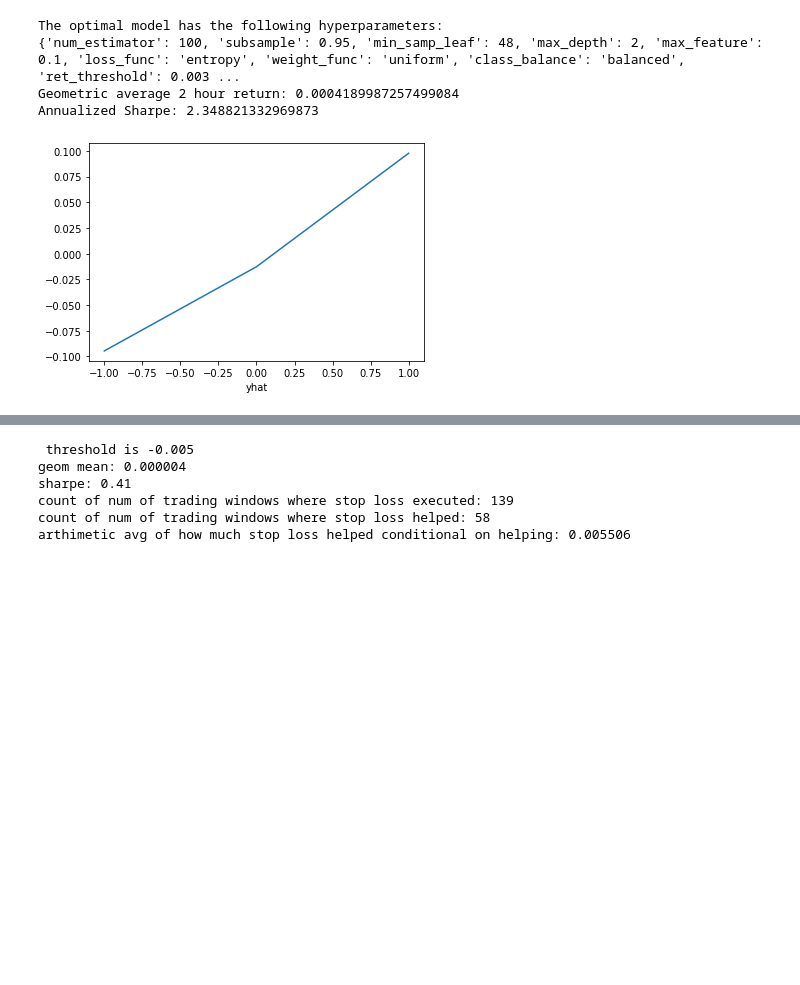
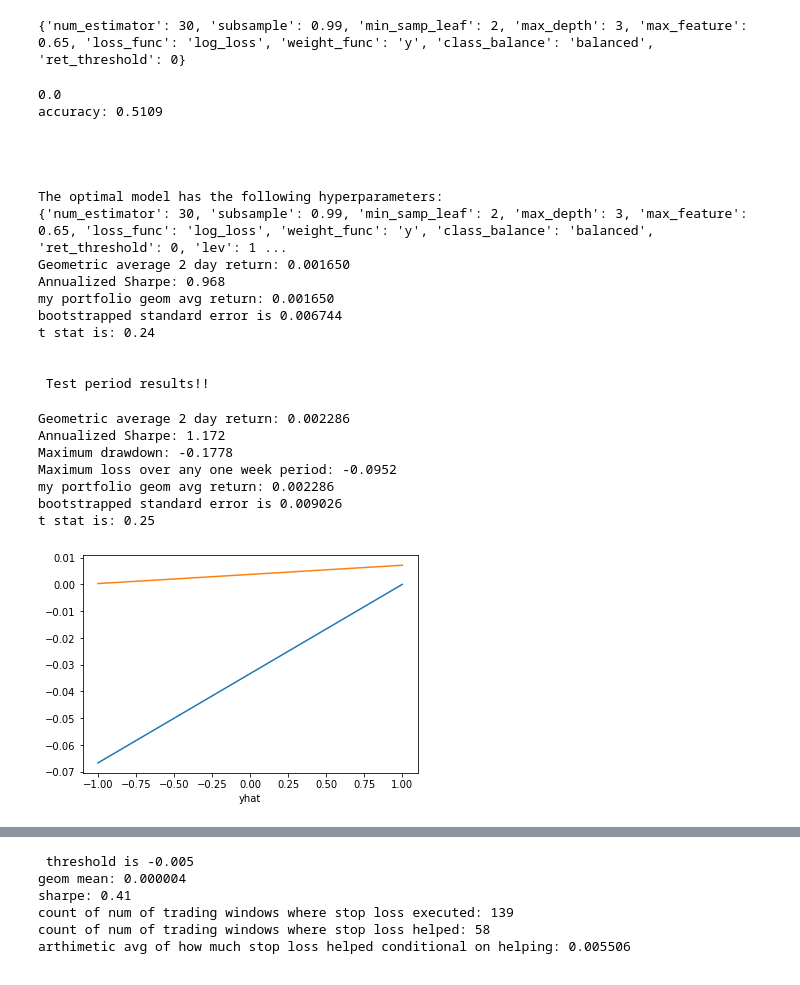
Before and after one commit to adambaybutt/aristos, a Jupyter notebook: 2-code/4-backtest_2d.ipynb, the cells around one changed output, grey strips where cells are left out. Saved outputs shown, nothing was run; the diff lists cells and outputs as text; code cells hidden in the pictures; blank space fills up the shorter version.

Commit message:
updates for 2d backtest results

```diff
--- a/2-code/4-backtest.ipynb
+++ b/2-code/4-backtest_2d.ipynb
@@ -158,7 +158,7 @@ def calcTransactionCosts(positions: np.array) -> np.array:
     tc_to_open        = 0.0010
     tc_to_close       = 0.0010
     tc_to_open_margin = 0.00015
-    tc_margin_2_hr    = 0.000075
+    tc_margin_2_d     = 0.0024
 
     # initial tc array
     tc = np.zeros(len(positions))
@@ -170,7 +170,7 @@ def calcTransactionCosts(positions: np.array) -> np.array:
     elif (-1 <= first_position) & (first_position <= 1):
         tc[0] = tc_to_open
     elif (-5 <= first_position) & (first_position <= 5):
-        tc[0] = tc_to_open+tc_to_open_margin+tc_margin_2_hr
+        tc[0] = tc_to_open+tc_to_open_margin+tc_margin_2_d
     else:
         raise ValueError('first position is not a valid position.')
 
@@ -180,14 +180,14 @@ def calcTransactionCosts(positions: np.array) -> np.array:
         current_position = positions[i]
         if current_position == prev_position:
             if np.abs(current_position)>1:
-                tc[i] = tc_margin_2_hr
+                tc[i] = tc_margin_2_d
         else:
             if current_position==0:
                 tc[i] = tc_to_close
             elif (-1 <= current_position) & (current_position <= 1):
                 tc[i] = tc_to_close+tc_to_open
             elif (-5 <= current_position) & (current_position <= 5):
-                tc[i] = tc_to_close+tc_to_open+tc_to_open_margin+tc_margin_2_hr
+                tc[i] = tc_to_close+tc_to_open+tc_to_open_margin+tc_margin_2_d
             else:
                 raise ValueError('position '+str(i)+' is not a valid position.')
 
@@ -505,7 +504,7 @@ def selectOptimalBacktestedModel(cv_results: list,
             lev_tc = calcTransactionCosts(lev_yhats)
             lev_returns = lev_yhats*btc_eth_diff - lev_tc
             geom_mean = calcGeomAvg(lev_returns)
-            sharpe = calcSharpe(lev_returns, periods_in_year=365*12)
+            sharpe = calcSharpe(lev_returns, periods_in_year=int(365/2))
 
             # save optimal model
             if (geom_mean > 0) & (sharpe > max_sharpe):
@@ -519,16 +518,15 @@ def selectOptimalBacktestedModel(cv_results: list,
     lev_tc = calcTransactionCosts(lev_yhats)
     lev_returns = lev_yhats*btc_eth_diff - lev_tc
     geom_mean = calcGeomAvg(lev_returns)
-    sharpe = calcSharpe(lev_returns, periods_in_year=365*12)
+    sharpe = calcSharpe(lev_returns, periods_in_year=int(365/2))
     print('The optimal model has the following hyperparameters: ')
     print(opt_model_dict)
-    print(f"Geometric average 2 hour return: {geom_mean:.6f}")
+    print(f"Geometric average 2 day return: {geom_mean:.6f}")
     print(f"Annualized Sharpe: {sharpe:.3f}")
 
     # report average return by yhat bin
     ret_threshold = opt_model_dict['ret_threshold']
     temp_df = oos_df[[lhs_col]].copy()
-    temp_df['y'] = 0
     temp_df.loc[temp_df[lhs_col] > ret_threshold, 'y'] = 1
     temp_df.loc[temp_df[lhs_col] < -ret_threshold, 'y'] = -1
     plotYvsYhat(y=temp_df.y.values, yhats=yhats)
@@ -603,8 +601,7 @@ def predictTestPeriod(df: pd.DataFrame,
     # form lhs for oos df
     oos_df = df.copy()
     ret_threshold = opt_model_dict['ret_threshold']
-    oos_df['y'] = 1
-    oos_df.loc[oos_df[lhs_col] > ret_threshold, 'y'] = 2
+    oos_df.loc[oos_df[lhs_col] > ret_threshold, 'y'] = 1
     oos_df.loc[oos_df[lhs_col] < -ret_threshold, 'y'] = 0
 
     # form test dates to loop over
@@ -634,7 +631,7 @@ def predictTestPeriod(df: pd.DataFrame,
     yhats_list = []
     for t in range(len(test_results)):
         yhats_list.append(test_results[t][0])
-    yhats = np.array(yhats_list)-1
+    yhats = np.array(yhats_list)*2-1
 
     return yhats
 # %%
@@ -651,29 +648,30 @@ def reportTestPeriodResults(yhats: np.array, y_real: np.array):
 
     # calc portfolio statistics
     geom_mean = calcGeomAvg(returns)
-    sharpe    = calcSharpe(returns, periods_in_year=365*12)
+    sharpe    = calcSharpe(returns, periods_in_year=int(365/2))
     max_dd    = calcMaxDrawdown(returns)
-    max_1week = calcMaxOneWeekLoss(returns, periods_in_week=7*12)
+    max_1week = calcMaxOneWeekLoss(returns, periods_in_week=3)
 
     # report
-    print(f"Geometric average 2 hour return: {geom_mean:.6f}")
+    print(f"Geometric average 2 day return: {geom_mean:.6f}")
     print(f"Annualized Sharpe: {sharpe:.3f}")
     print(f"Maximum drawdown: {max_dd:.4f}")
-    print(f"Maximum loss over any one week period: {max_1week.4f}")
+    print(f"Maximum loss over any one week period: {max_1week:.4f}")
 
     # plot classification
     plotYvsYhat(y=y_real, yhats=yhats)
 # %%
 if __name__ == "__main__":
     # set args
-    in_fp           = '../1-data/clean/bars_ethbtc_2hour.pkl'
+    in_fp           = '../1-data/clean/bars_ethbtc_2d.pkl'
     cv_out_fp       = '../3-output/cv_results'
-    lhs_col         = 'y_ethbtc_r_tp5_tp130'
+    freq            = 2880
+    lhs_col         = 'y_ethbtc_r_tp5_tp' + str(freq+5)
     val_start_date  = '2021-10-01'
     val_end_date    = '2022-06-30'
     test_start_date = '2022-07-01'
-    test_end_date   = '2022-09-30'
-    num_cpus        = 22
+    test_end_date   = '2022-12-31'
+    num_cpus        = 20 # do factor of 4
 
     # read in and prep training+validation data
     df = pd.read_pickle(in_fp)
@@ -683,36 +681,56 @@ if __name__ == "__main__":
     # run the cv
     cv_results = runCV(df[:val_end_date],
         lhs_col=lhs_col,
         val_start_date=val_start_date,
         num_cpus=num_cpus,
-        arch_name='rf_multiclass_2hour',
+        arch_name='rf_binary_2d',
         out_csv_fp=cv_out_fp)
 
     # select optimal optimal
     opt_model_dict = selectOptimalBacktestedModel(cv_results, df, start_date=val_start_date, end_date=val_end_date, lhs_col=lhs_col)
 
     # confirm stat sig
     reportBootstrapTstat(yhats=opt_model_dict['yhats']*opt_model_dict['lev'],
         y_real=df[val_start_date:val_end_date][lhs_col].values,
         possible_positions=[-5, -4, -3, -2, -1, -0.75, 0.5, 0.25, 0, 0.25, 0.5, 0.75, 1, 2, 3, 4, 5])
 
     # predict for the test period
     print('\n\n Test period results!! \n')
     del opt_model_dict['yhats']
     test_yhats = predictTestPeriod(df, lhs_col,
         test_start_date, test_end_date,
         opt_model_dict, num_cpus)
 
     # report test period results
     test_yhats  = test_yhats*opt_model_dict['lev']
     test_y_real = df[test_start_date:test_end_date][lhs_col].values
     reportTestPeriodResults(yhats=test_yhats,
                             y_real=test_y_real)
     reportBootstrapTstat(yhats=test_yhats, y_real=test_y_real,
         possible_positions=[-5, -4, -3, -2, -1, -0.75, 0.5, 0.25, 0, 0.25, 0.5, 0.75, 1, 2, 3, 4, 5])
 # %% [output]
-The optimal model has the following hyperparameters:
-{'num_estimator': 100, 'subsample': 0.95, 'min_samp_leaf': 48, 'max_depth': 2, 'max_feature': 0.1, 'loss_func': 'entropy', 'weight_func': 'uniform', 'class_balance': 'balanced', 'ret_threshold': 0.003 ...
-Geometric average 2 hour return: 0.0004189987257499084
-Annualized Sharpe: 2.348821332969873
+{'num_estimator': 30, 'subsample': 0.99, 'min_samp_leaf': 2, 'max_depth': 3, 'max_feature': 0.65, 'loss_func': 'log_loss', 'weight_func': 'y', 'class_balance': 'balanced', 'ret_threshold': 0}
+0.0
+accuracy: 0.5109
+
+
+
+
+The optimal model has the following hyperparameters:
+{'num_estimator': 30, 'subsample': 0.99, 'min_samp_leaf': 2, 'max_depth': 3, 'max_feature': 0.65, 'loss_func': 'log_loss', 'weight_func': 'y', 'class_balance': 'balanced', 'ret_threshold': 0, 'lev': 1 ...
+Geometric average 2 day return: 0.001650
+Annualized Sharpe: 0.968
+my portfolio geom avg return: 0.001650
+bootstrapped standard error is 0.006744
+t stat is: 0.24
+
+
+ Test period results!!
+Geometric average 2 day return: 0.002286
+Annualized Sharpe: 1.172
+Maximum drawdown: -0.1778
+Maximum loss over any one week period: -0.0952
+my portfolio geom avg return: 0.002286
+bootstrapped standard error is 0.009026
+t stat is: 0.25
-[figure, old version]
+[figure, new version]
```
Also changed, not shown: parts of 4 cells of this notebook, 3 other files.
